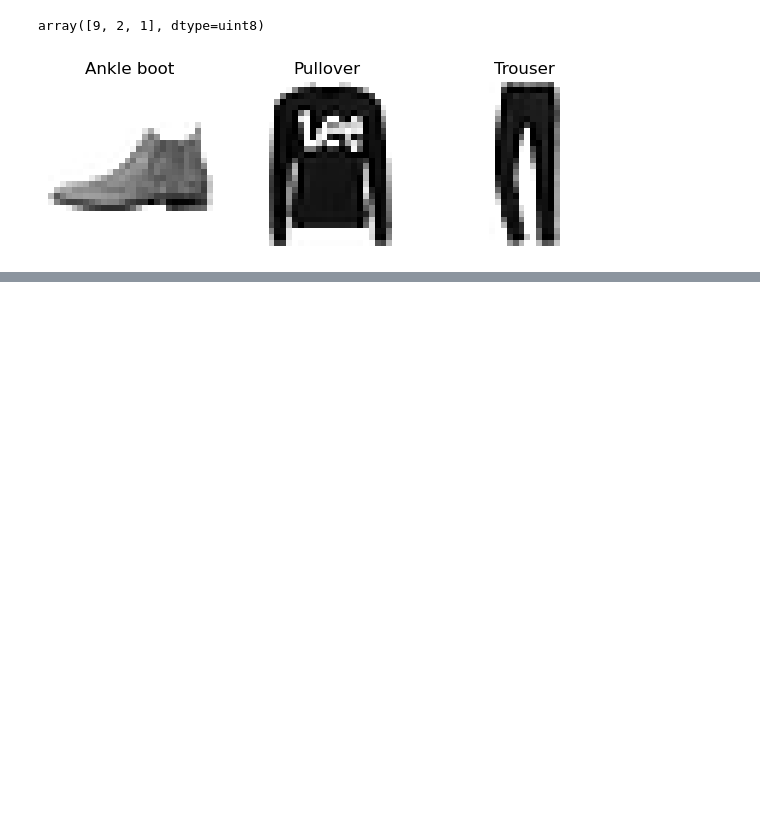
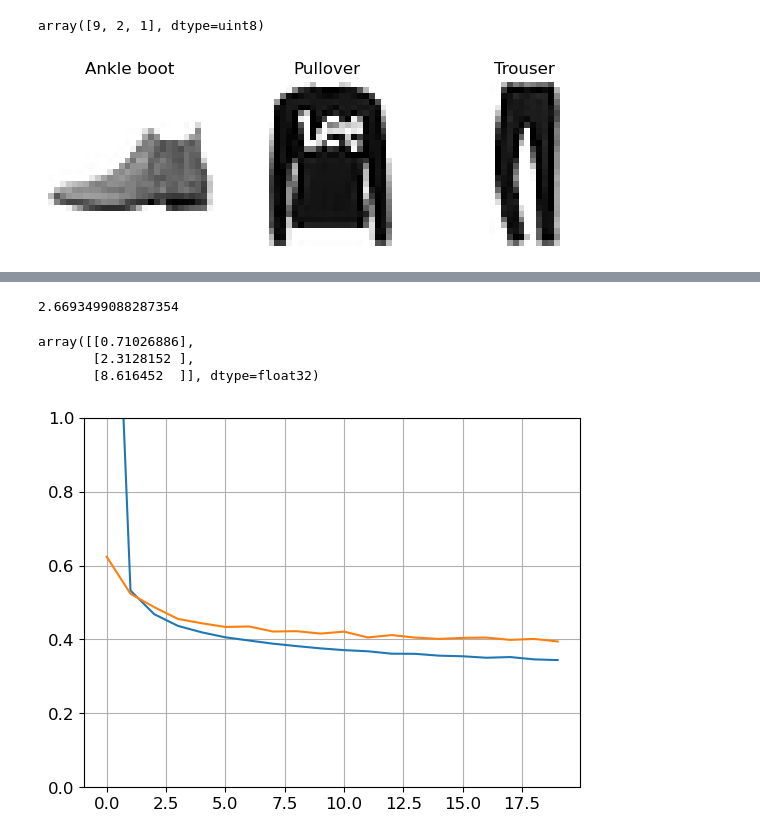
Before and after one commit to themanitou/ml, a Jupyter notebook: neural-networks/keras-nn.ipynb, the cells around one changed output, grey strips where cells are left out. Saved outputs shown, nothing was run; the diff lists cells and outputs as text; code cells hidden in the pictures; blank space fills up the shorter version.

```diff
--- a/neural-networks/keras-nn.ipynb
+++ b/neural-networks/keras-nn.ipynb
@@ -288,3 +288,28 @@ plt.show()
 [figure]
 # %%
 # BUILDING A REGRESSION MLP USING THE SEQUENTIAL API
+
+from sklearn.datasets import fetch_california_housing
+from sklearn.model_selection import train_test_split
+from sklearn.preprocessing import StandardScaler
+
+housing = fetch_california_housing()
+
+X_train_full, X_test, y_train_full, y_test = train_test_split(housing.data, housing.target)
+X_train, X_valid, y_train, y_valid = train_test_split(X_train_full, y_train_full)
+
+scaler = StandardScaler()
+X_train = scaler.fit_transform(X_train)
+X_valid = scaler.fit_transform(X_valid)
+X_test = scaler.fit_transform(X_test)
+# %%
+model = keras.models.Sequential([
+    keras.layers.Dense(30, activation="relu", input_shape=X_train.shape[1:]),
+    keras.layers.Dense(1)
+])
+model.compile(loss="mean_squared_error", optimizer="sgd")
+history = model.fit(X_train, y_train, epochs=20,
+                    validation_data=(X_valid, y_valid))
+mse_test = model.evaluate(X_test, y_test)
+X_new = X_test[:3]  # pretend these are new instances
+y_pred = model.predict(X_new)
@@ -290,0 +334,17 @@ plt.show()
+# %%
+mse_test
+# %% [output]
+2.6693499088287354
+# %%
+y_pred
+# %% [output]
+array([[0.71026886],
+       [2.3128152 ],
+       [8.616452  ]], dtype=float32)
+# %%
+plt.plot(pd.DataFrame(history.history))
+plt.grid(True)
+plt.gca().set_ylim(0, 1)
+plt.show()
+# %% [output]
+[figure, added]
```
Also changed, not shown: parts of 35 cells of this notebook, 1 other file.
